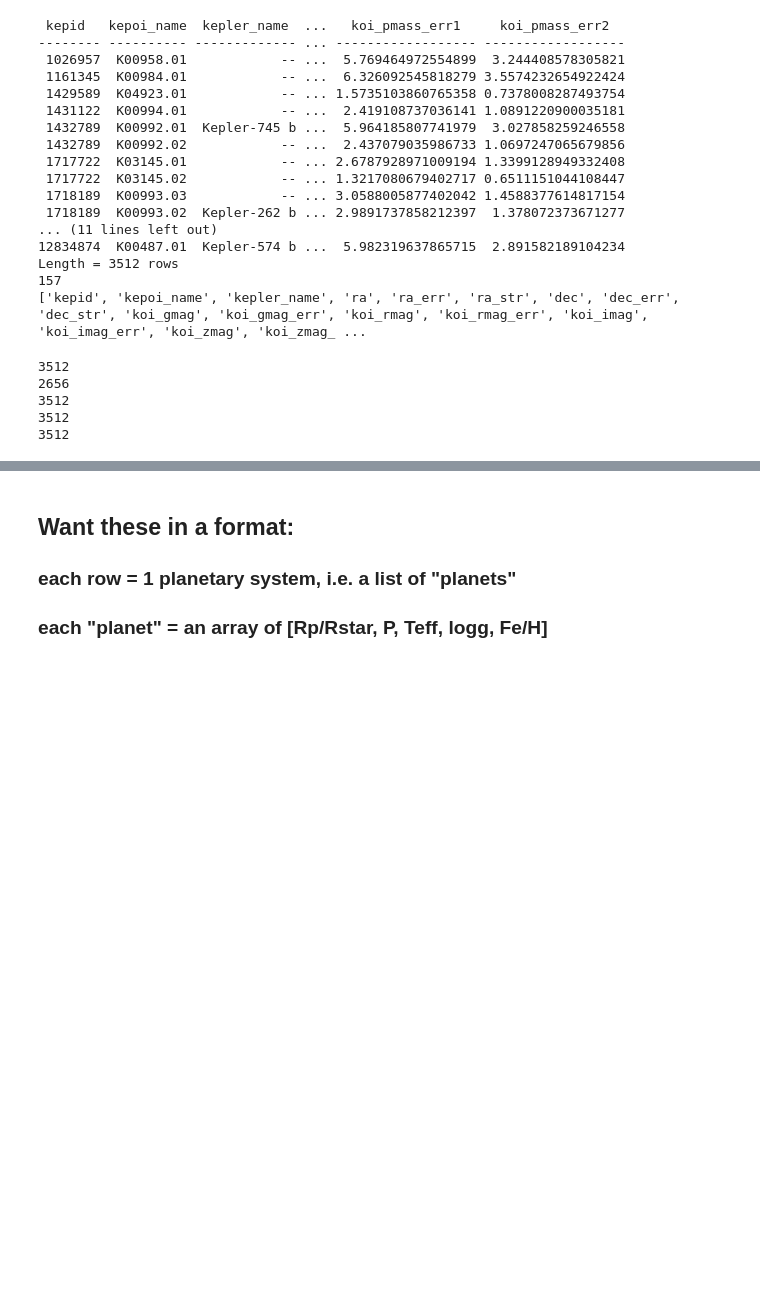
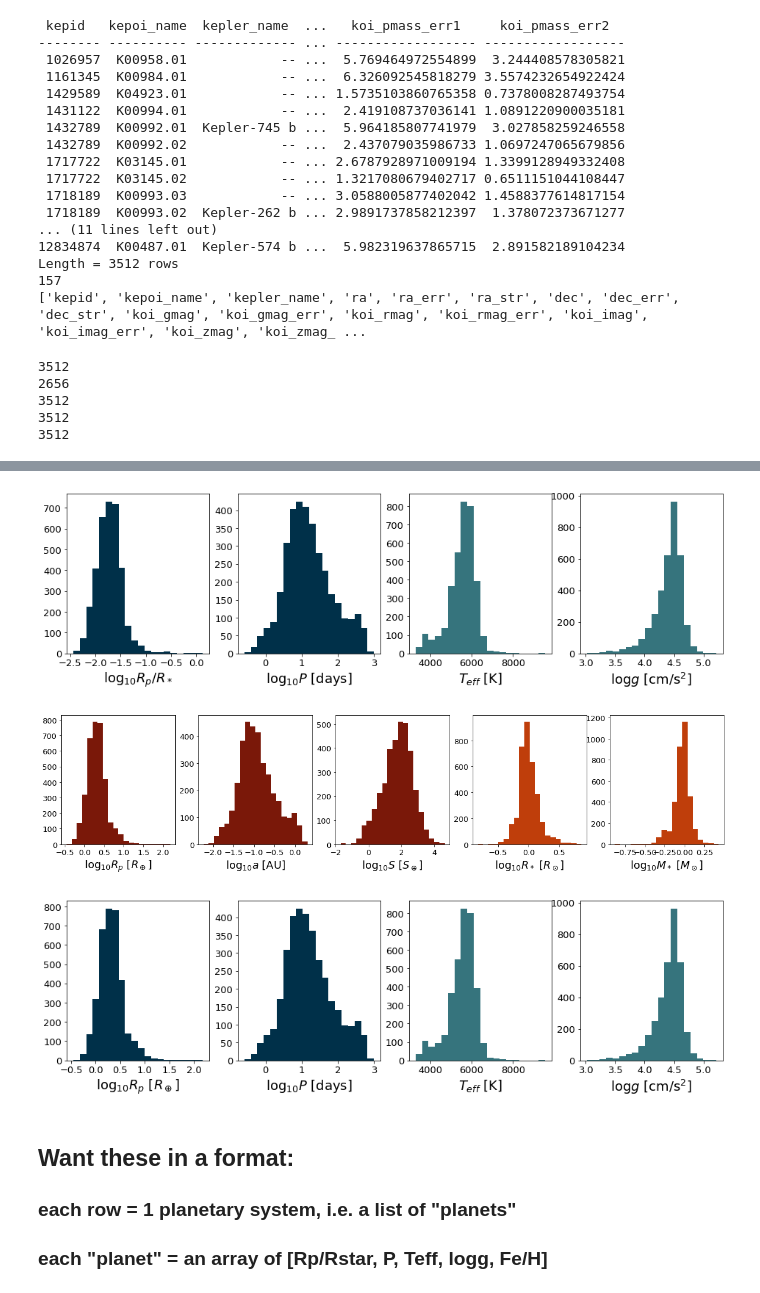
Before and after one commit to esandford/mmi-tagger, a Jupyter notebook: planettagger/makeRealTrainingSet.ipynb, the cells around one changed output, grey strips where cells are left out. Drawn from its saved outputs; the diff is of its cells as text; code cells hidden in the pictures; blank space fills up the shorter version.

```diff
--- a/planettagger/makeRealTrainingSet.ipynb
+++ b/planettagger/makeRealTrainingSet.ipynb
@@ -88,3 +54,76 @@ plt.show()
+# %%
+obs_labels = [r'$\log_{10}R_p/R_*$',r'$\log_{10}P$ [days]',r'$T_{eff}$ [K]',r'$\log{g}\ [\mathrm{cm}/\mathrm{s}^2]$']
+obs_features = np.vstack((np.log10(np.array(KOIs['koi_ror'])).T,np.log10(np.array(KOIs['koi_period'])).T,np.array(KOIs['koi_steff']).T,np.array(KOIs['koi_slogg']).T)).T
+mod_labels = [r'$\log_{10}R_p\ [R_\oplus]$',r'$\log_{10}a$ [AU]',r'$\log_{10}S\ [S_\oplus]$',r'$\log_{10}R_*\ [R_\odot]$',r'$\log_{10}M_*\ [M_\odot]$']
+mod_features = np.vstack((np.log10(np.array(KOIs['koi_prad'])).T,np.log10(np.array(KOIs['koi_sma'])).T,np.log10(np.array(KOIs['koi_insol'])).T,np.log10(np.array(KOIs['koi_srad'])).T,np.log10(np.array(KOIs['koi_smass'])).T)).T
+final_labels = [r'$\log_{10}R_p\ [R_\oplus]$',r'$\log_{10}P$ [days]',r'$T_{eff}$ [K]',r'$\log{g}\ [\mathrm{cm}/\mathrm{s}^2]$']
+final_features = np.vstack((np.log10(np.array(KOIs['koi_prad'])).T,np.log10(np.array(KOIs['koi_period'])).T,np.array(KOIs['koi_steff']).T,np.array(KOIs['koi_slogg']).T)).T
+
+
+# observed features
+fig, axes = plt.subplots(1,4,figsize=(16,4))
+for i in range(2):
+    axes[i].hist(obs_features[:,i],bins=20,color='#003049',alpha=1)
+    axes[i].set_xlabel(obs_labels[i],fontsize=18)
+    for tick in axes[i].xaxis.get_major_ticks():
+        tick.label.set_fontsize(13)
+    for tick in axes[i].yaxis.get_major_ticks():
+        tick.label.set_fontsize(13)
+
+for i in range(2,4):
+    axes[i].hist(obs_features[:,i],bins=20,color='#36747d',alpha=1)
+    axes[i].set_xlabel(obs_labels[i],fontsize=18)
+    for tick in axes[i].xaxis.get_major_ticks():
+        tick.label.set_fontsize(13)
+    for tick in axes[i].yaxis.get_major_ticks():
+        tick.label.set_fontsize(13)
+#plt.show()
+plt.savefig("./obsFeaturesHist.pdf",fmt="pdf",bbox_inches="tight")
+
+# modeled features
+fig, axes = plt.subplots(1,5,figsize=(20,4))
+for i in range(3):
+    axes[i].hist(mod_features[:,i],bins=20,color='#7a1809',alpha=1)
+    axes[i].set_xlabel(mod_labels[i],fontsize=18)
+    for tick in axes[i].xaxis.get_major_ticks():
+        tick.label.set_fontsize(13)
+    for tick in axes[i].yaxis.get_major_ticks():
+        tick.label.set_fontsize(13)
+
+for i in range(3,5):
+    axes[i].hist(mod_features[:,i],bins=20,color='#bf3e0b',alpha=1)
+    axes[i].set_xlabel(mod_labels[i],fontsize=18)
+    for tick in axes[i].xaxis.get_major_ticks():
+        tick.label.set_fontsize(13)
+    for tick in axes[i].yaxis.get_major_ticks():
+        tick.label.set_fontsize(13)
+#plt.show()
+plt.savefig("./modFeaturesHist.pdf",fmt="pdf",bbox_inches="tight")
+
+
+# final features
+fig, axes = plt.subplots(1,4,figsize=(16,4))
+for i in range(2):
+    axes[i].hist(final_features[:,i],bins=20,color='#003049',alpha=1)
+    axes[i].set_xlabel(final_labels[i],fontsize=18)
+    for tick in axes[i].xaxis.get_major_ticks():
+        tick.label.set_fontsize(13)
+    for tick in axes[i].yaxis.get_major_ticks():
+        tick.label.set_fontsize(13)
+
+for i in range(2,4):
+    axes[i].hist(final_features[:,i],bins=20,color='#36747d',alpha=1)
+    axes[i].set_xlabel(final_labels[i],fontsize=18)
+    for tick in axes[i].xaxis.get_major_ticks():
+        tick.label.set_fontsize(13)
+    for tick in axes[i].yaxis.get_major_ticks():
+        tick.label.set_fontsize(13)
+#plt.show()
+plt.savefig("./finalFeaturesHist.pdf",fmt="pdf",bbox_inches="tight")
+# %% [output]
+[figure, added]
+[figure, added]
+[figure, added]
 # %% [markdown]
 ## Want these in a format:
 ### each row = 1 planetary system, i.e. a list of "planets"
```
Also changed, not shown: parts of 6 cells of this notebook, 19 other files.
